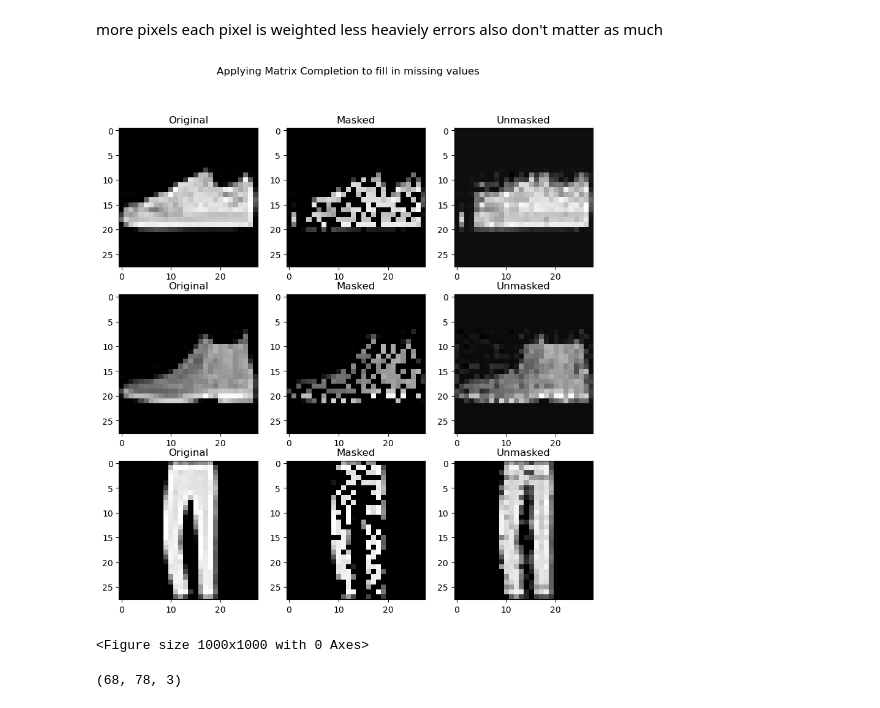
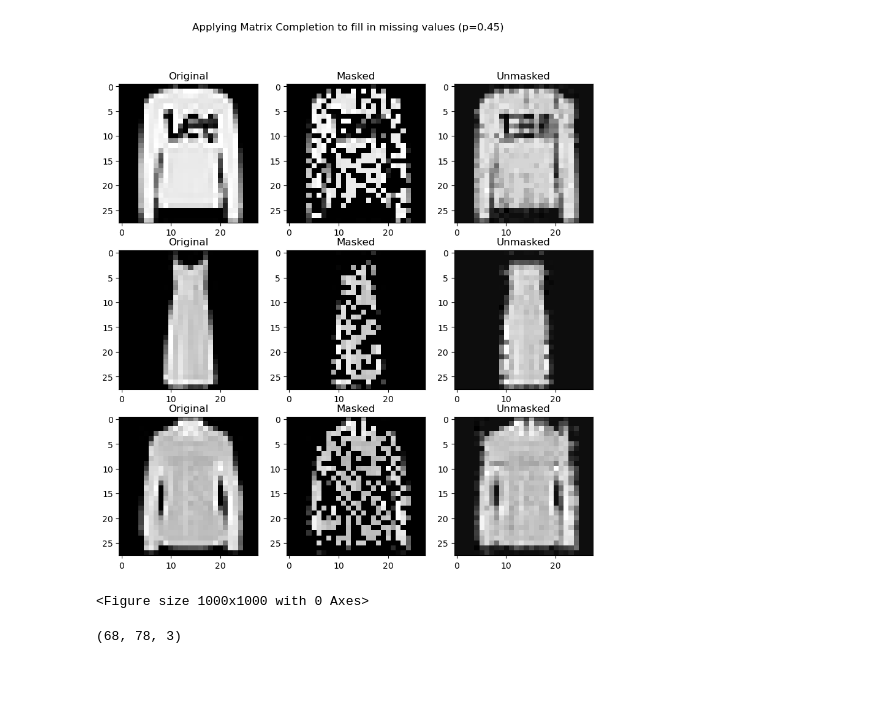
Before and after one commit to Xinshi0726/SDP-Relxations-With-Applications, a Jupyter notebook: matrix-completetion/MC.ipynb, the cells around one changed output. Saved outputs shown, nothing was run; the diff lists cells and outputs as text; code cells hidden in the pictures; blank space fills up the shorter version.

```diff
--- a/matrix-completetion/MC.ipynb
+++ b/matrix-completetion/MC.ipynb
@@ -15,9 +15,6 @@ fashion_data = datasets.FashionMNIST(
 )
 
 fashionData = fashion_data.data.numpy()
-# %% [markdown]
-more pixels each pixel is weighted less heaviely
-errors also don't matter as much
 # %%
 def test_one_img(data, p):
     # mask it
@@ -61,20 +58,20 @@ def plot_colored_example(data, masked, unmasked, p, s=None):
 # %%
 # percent of points to remove
 p = .45
 
 num_img = 3
 rows, cols = num_img, 3
 fig, axs = plt.subplots(rows,cols, figsize=(10,10))
 figure = plt.figure(figsize=(10, 10))
-fig.suptitle("Applying Matrix Completion to fill in missing values")
+fig.suptitle("Applying Matrix Completion to fill in missing values (p=" + str(p) + ")")
 for i in range(num_img):
     # pick a random image in fashionData
     sample = np.random.randint(0,fashionData.shape[1])
     _, masked_image, im = test_one_img(fashionData[sample], p)
     show_img_triple(fashionData[sample], masked_image, im, i, axs)
 plt.show()
 # %% [output]
-[figure, old version]
+[figure, new version]
 <Figure size 1000x1000 with 0 Axes>
 # %%
 rpi_logo = plt.imread('data/imgs/color.jpg')
```
Also changed, not shown: 3 other files.
